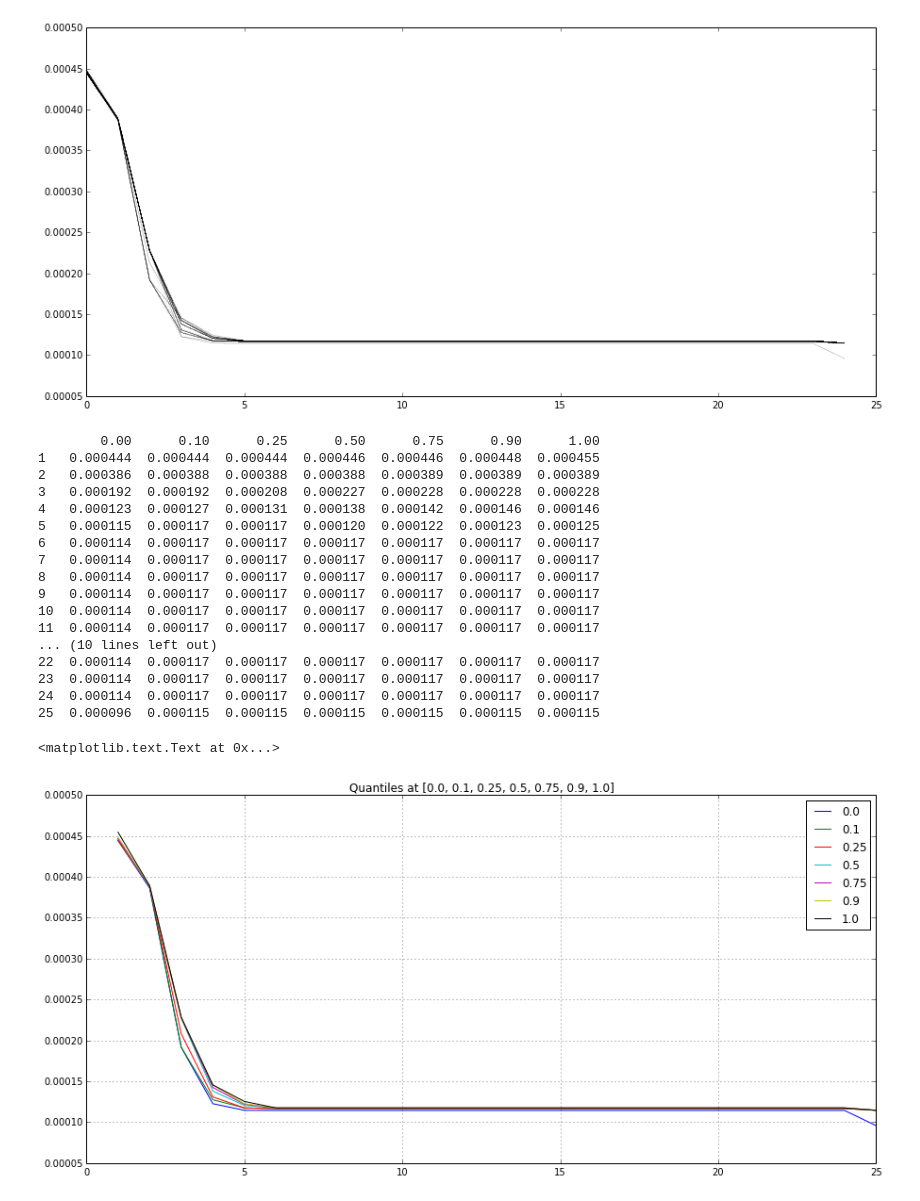
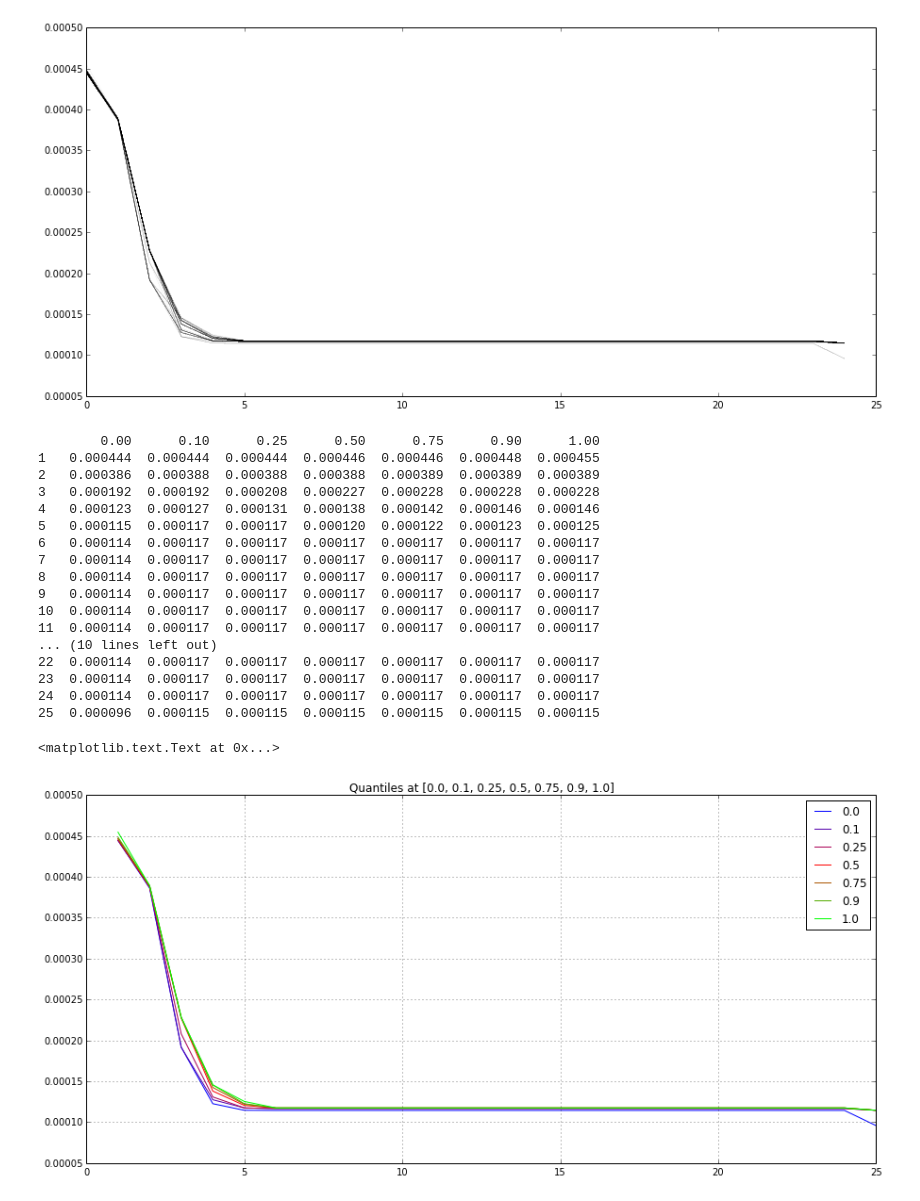
Before and after one commit to haraldschilly/bitcoin-floating-fee-statistics, a Jupyter notebook: estimatefee.ipynb, the cells around one changed output. Drawn from its saved outputs; the diff is of its cells as text; code cells hidden in the pictures.

Commit message:
quantiles plot with better "brg" colormap

```diff
--- a/estimatefee.ipynb
+++ b/estimatefee.ipynb
@@ -167,26 +167,26 @@ for line in data.confirm_target.iterrows():
 # %%
 q = [0., .1, .25, .5, .75, .9, 1.]
 quantiles = data.confirm_target.quantile(q).T
 print quantiles
-quantiles.plot()
+quantiles.plot(colormap="brg")
 plt.title("Quantiles at %s" % q)
 # %% [output]
         0.00      0.10      0.25      0.50      0.75      0.90      1.00
 1   0.000444  0.000444  0.000444  0.000446  0.000446  0.000448  0.000455
 2   0.000386  0.000388  0.000388  0.000388  0.000389  0.000389  0.000389
 3   0.000192  0.000192  0.000208  0.000227  0.000228  0.000228  0.000228
 4   0.000123  0.000127  0.000131  0.000138  0.000142  0.000146  0.000146
 5   0.000115  0.000117  0.000117  0.000120  0.000122  0.000123  0.000125
 6   0.000114  0.000117  0.000117  0.000117  0.000117  0.000117  0.000117
 7   0.000114  0.000117  0.000117  0.000117  0.000117  0.000117  0.000117
 8   0.000114  0.000117  0.000117  0.000117  0.000117  0.000117  0.000117
 9   0.000114  0.000117  0.000117  0.000117  0.000117  0.000117  0.000117
 10  0.000114  0.000117  0.000117  0.000117  0.000117  0.000117  0.000117
 11  0.000114  0.000117  0.000117  0.000117  0.000117  0.000117  0.000117
 ... (10 lines left out)
 22  0.000114  0.000117  0.000117  0.000117  0.000117  0.000117  0.000117
 23  0.000114  0.000117  0.000117  0.000117  0.000117  0.000117  0.000117
 24  0.000114  0.000117  0.000117  0.000117  0.000117  0.000117  0.000117
 25  0.000096  0.000115  0.000115  0.000115  0.000115  0.000115  0.000115
 <matplotlib.text.Text at 0x...>
-[figure, old version]
+[figure, new version]
```
